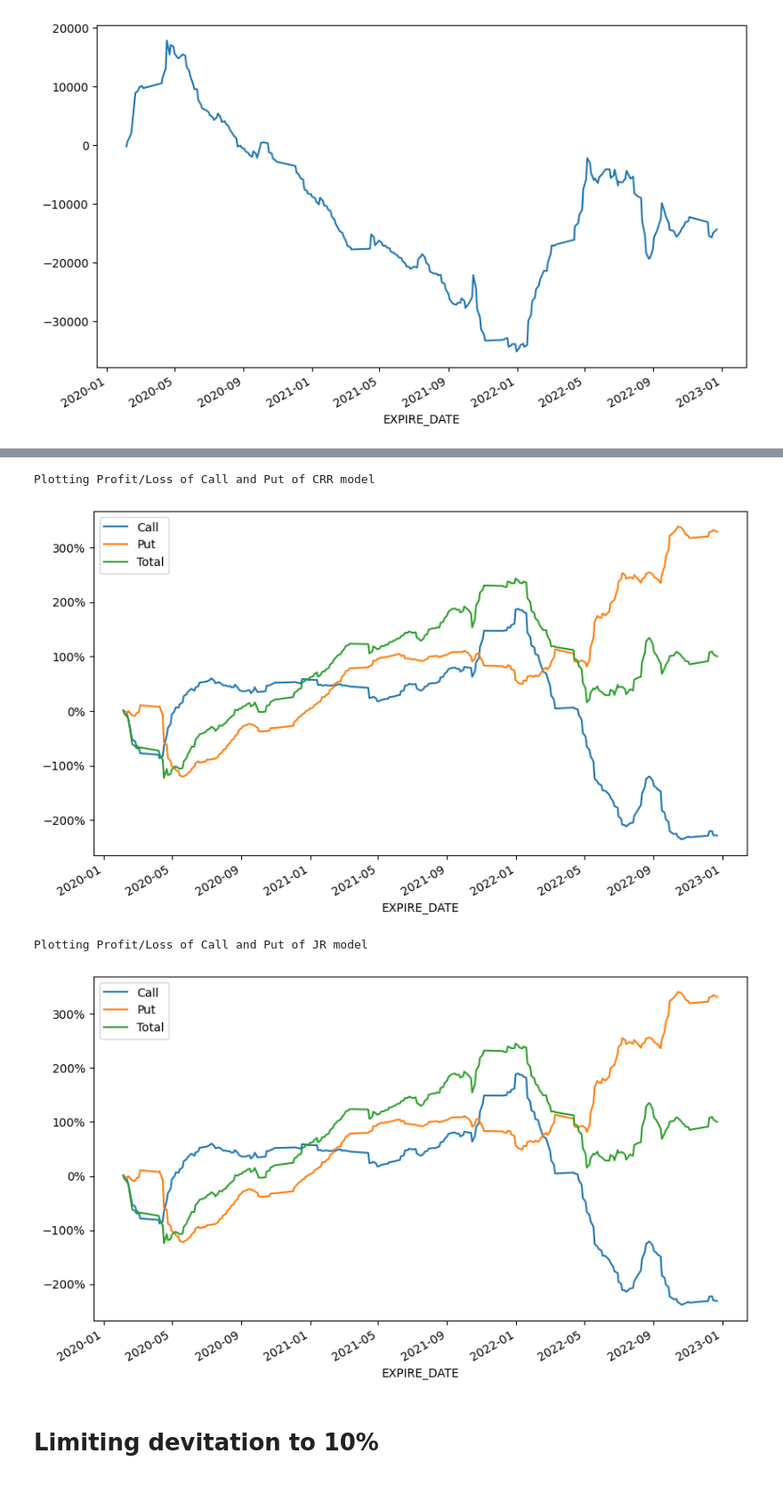
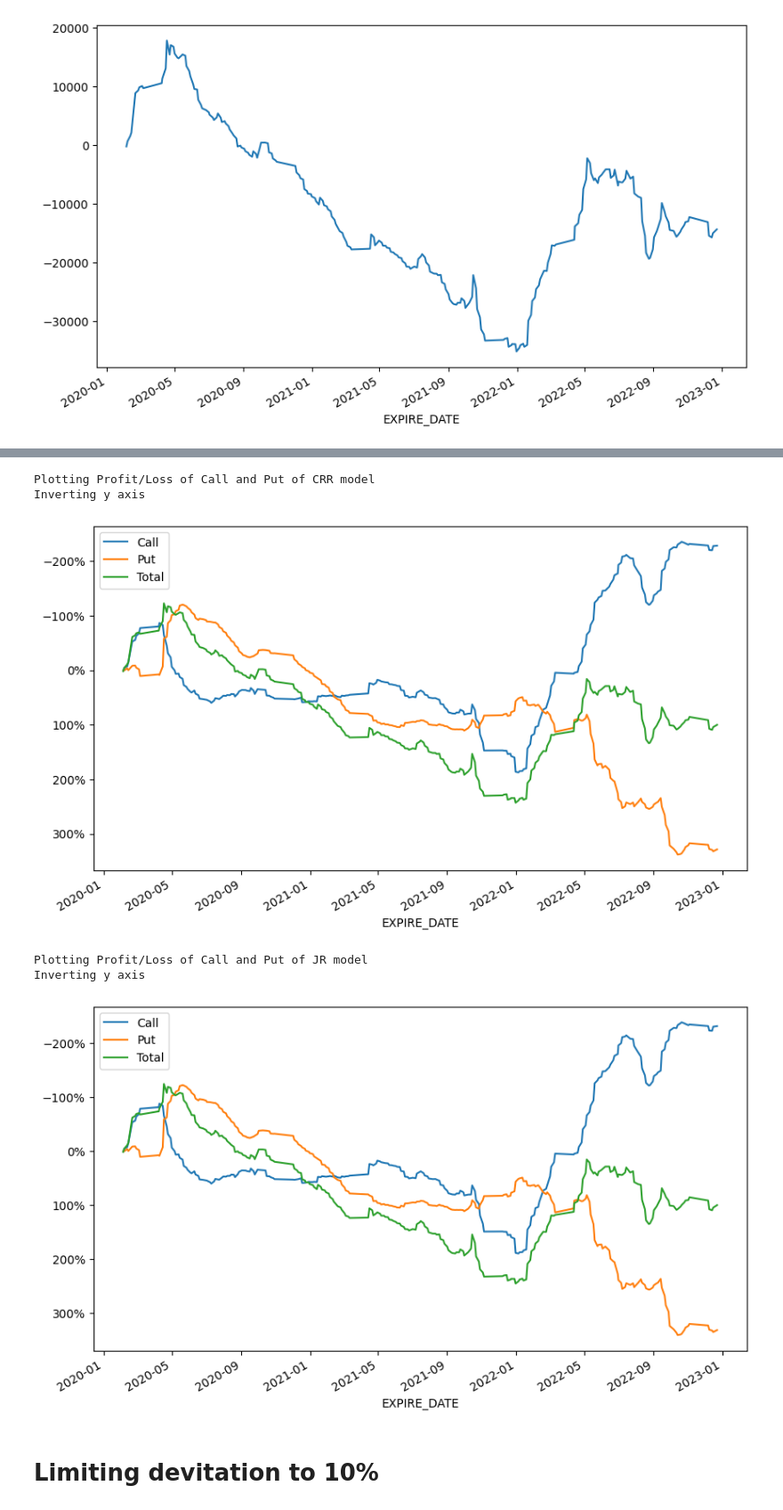
Before and after one commit to juanjaho/QF101-SPY-SPX-Option-Pricing, a Jupyter notebook: Analytics/main_spy.ipynb, the cells around one changed output, grey strips where cells are left out. Shown at 89% size. Saved outputs shown, nothing was run; the diff lists cells and outputs as text; code cells hidden in the pictures.

```diff
--- a/Analytics/main_spy.ipynb
+++ b/Analytics/main_spy.ipynb
@@ -337,22 +342,32 @@ Plotting Profit/Loss of Long and Short of Call and Put of JR model
 # %%
 # plot profit/loss of call and put for crr model
 print('Plotting Profit/Loss of Call and Put of CRR model')
 (df_binomial_model_crr.groupby('EXPIRE_DATE')['PROFIT_LOSS_CALL','PROFIT_LOSS_PUT','PROFIT_LOSS'].sum().cumsum()/df_total_profit_loss_crr).plot()
 plt.gca().yaxis.set_major_formatter(mtick.PercentFormatter(1.0))
+# if the total profit/loss is negative, invert the y axis
+if df_total_profit_loss_crr < 0:
+    print('Inverting y axis')
+    plt.gca().invert_yaxis()
 plt.legend(['Call','Put','Total'])
 plt.show()
 
 # plot profit/loss of call and put for jr model
 print('Plotting Profit/Loss of Call and Put of JR model')
 (df_binomial_model_jr.groupby('EXPIRE_DATE')['PROFIT_LOSS_CALL','PROFIT_LOSS_PUT','PROFIT_LOSS'].sum().cumsum()/df_total_profit_loss_jr).plot()
 plt.gca().yaxis.set_major_formatter(mtick.PercentFormatter(1.0))
+# if the total profit/loss is negative, invert the y axis
+if df_total_profit_loss_jr < 0:
+    print('Inverting y axis')
+    plt.gca().invert_yaxis()
 plt.legend(['Call','Put','Total'])
 plt.show()
 # %% [output]
 Plotting Profit/Loss of Call and Put of CRR model
+Inverting y axis
-[figure, old version]
+[figure, new version]
 Plotting Profit/Loss of Call and Put of JR model
+Inverting y axis
-[figure, old version]
+[figure, new version]
 # %% [markdown]
 # Limiting devitation to 10%
 # %%
```
Also changed, not shown: parts of 5 cells of this notebook, 1 other file.
